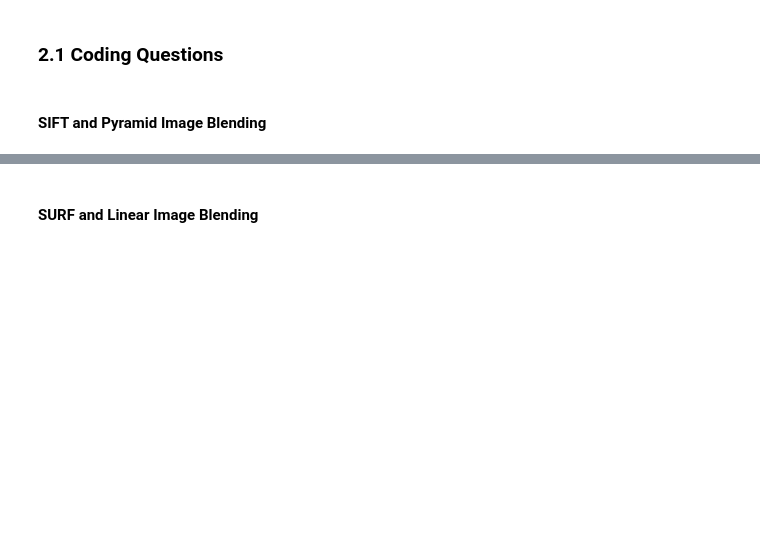
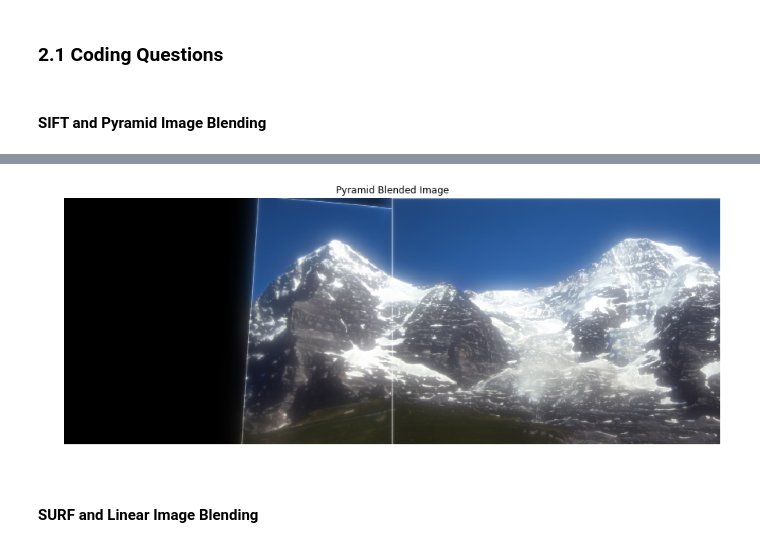
Before and after one commit to mhdahmed/Computer-Vision, a Jupyter notebook: Assignment_2/stitching.ipynb, the cells around one changed output, grey strips where cells are left out. Saved outputs shown, nothing was run; the diff lists cells and outputs as text; code cells hidden in the pictures; blank space fills up the shorter version.

```diff
--- a/Assignment_2/stitching.ipynb
+++ b/Assignment_2/stitching.ipynb
@@ -12,2 +77,57 @@ from matplotlib import pyplot as plt
+# %%
+"""Stitch transformed 1Hill and original 2Hill together using pyramid image blending"""
+
+# parameters
+depth = 5 # pyramid depth size
+
+# generate Gaussian pyramid for hill_two, warp_one_copy
+G_2, G_1 = two_hill.copy(), warp_one_copy.copy()
+gp2, gp1 = [G_2], [G_1]
+
+for i in range(depth):
+    # downsample upper pyramid
+    G_2 = cv2.pyrDown(G_2)
+    G_1 =  cv2.pyrDown(G_1)
+    gp2.append(G_2)
+    gp1.append(G_1)
+
+# generate Laplacian pyramid for hill_two, warp_one_copy
+lp_2 = [gp2[depth-1]] # store last gaussian image for top of lp pyramid
+lp_1 = [gp1[depth-1]]
+
+for i in range(depth-1,0,-1):
+    # upsample lower pyramid
+    hr_2 = cv2.pyrUp(gp2[i], dstsize=(gp2[i-1].shape[1], gp2[i-1].shape[0]))
+    lp = cv2.subtract(gp2[i-1], hr_2, cv2.CV_32F)  # subtract different levels
+    lp_2.append(lp)
+
+    hr_1 = cv2.pyrUp(gp1[i], dstsize=(gp1[i-1].shape[1], gp1[i-1].shape[0]))
+    lp = cv2.subtract(gp1[i-1], hr_1, cv2.CV_32F)  # subtract different levels
+    lp_1.append(lp)
+
+# add left and right halves of images in each level
+LP = []
+for la, lb in zip(lp_1, lp_2):
+    row, cols, dpt = la.shape
+    # stack columns (half and half)
+    lp = np.hstack((la[:, :round(cols/2)], lb))
+    LP.append(lp)
+
+# now reconstruct
+ls_ = LP[0]
+for i in range(1,depth):
+    h, w, _ = LP[i].shape
+    ls_ = cv2.pyrUp(ls_, dstsize= (w, h))
+    ls_ = cv2.add(ls_, LP[i])
+
+twelve_hill = copy.deepcopy(ls_) # resultant image to be used in next section
+
+# display results
+plt.figure(figsize=(15,15))
+plt.subplot(111), plt.imshow(ls_)
+plt.title('Pyramid Blended Image'), plt.axis('off')
+plt.show()
+# %% [output]
+[figure, added]
 # %% [markdown]
 #### SURF and Linear Image Blending
```
Also changed, not shown: parts of 7 cells of this notebook.
